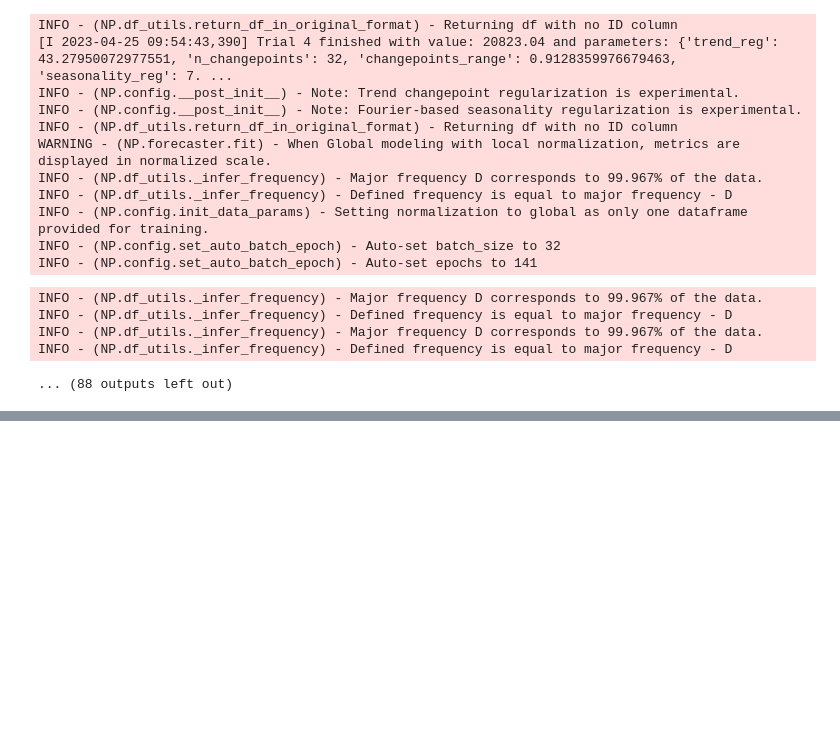
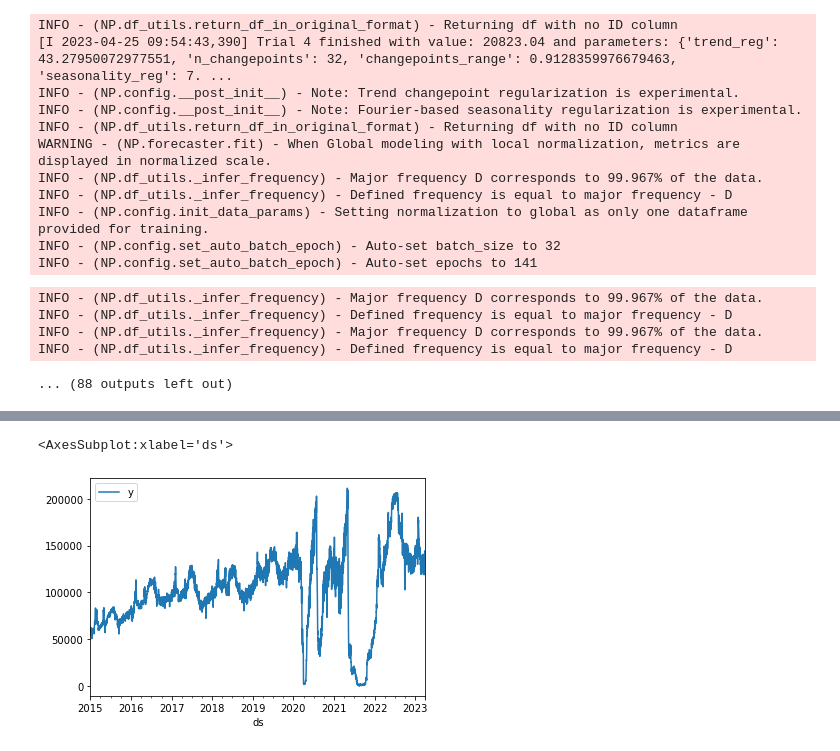
Before and after one commit to Alan-Wolf-VN/passenger_forecast, a Jupyter notebook: total domestic forecast - quantify covid impact.ipynb, the cells around one changed output, grey strips where cells are left out. Cells and saved outputs as stored; diff of their text form; code cells hidden in the pictures; blank space fills up the shorter version.

```diff
--- a/total domestic forecast - quantify covid impact.ipynb
+++ b/total domestic forecast - quantify covid impact.ipynb
@@ -262,0 +249,5 @@ forecast
+# %%
+dom.set_index('ds').plot()
+# %% [output]
+<AxesSubplot:xlabel='ds'>
+[figure, added]
```
Also changed, not shown: parts of 16 cells of this notebook, 8 other files.
